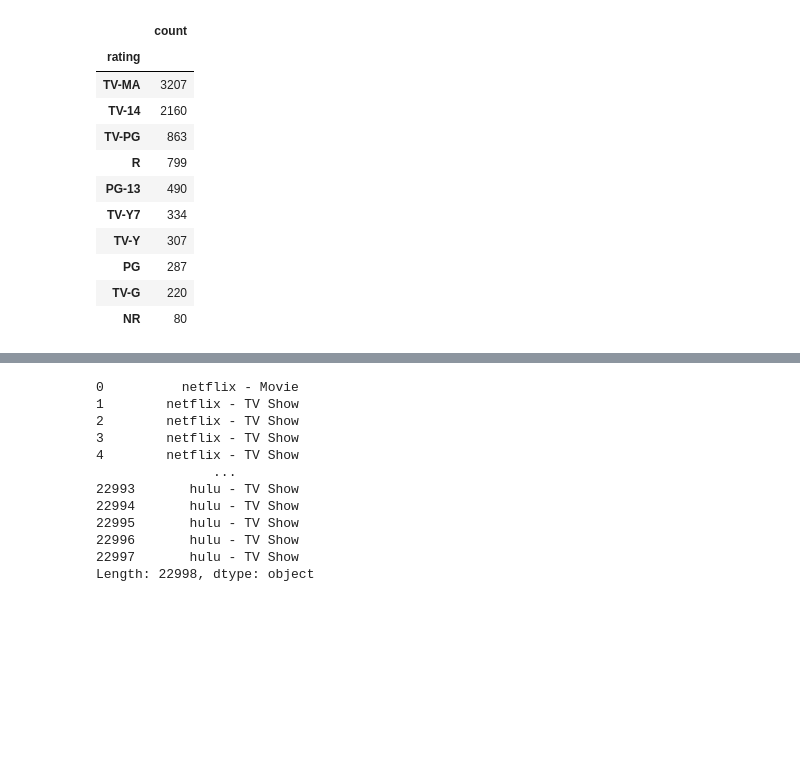
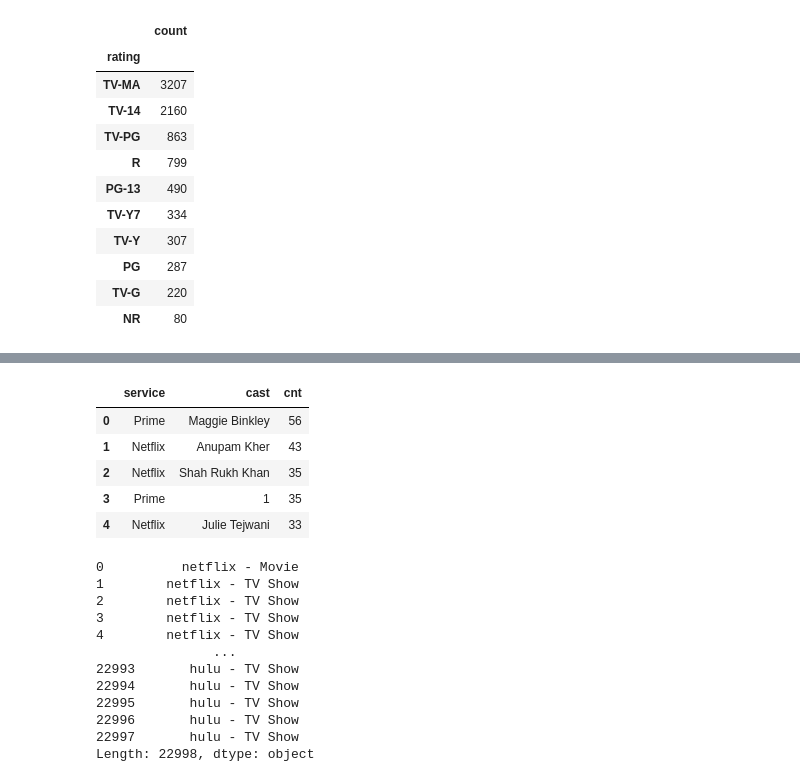
Before and after one commit to LobsterChampagne/datavis-project-2022-data-wizards, a Jupyter notebook: Explore.ipynb, the cells around one changed output, grey strips where cells are left out. Drawn from its saved outputs; the diff is of its cells as text; code cells hidden in the pictures; blank space fills up the shorter version.

```diff
--- a/Explore.ipynb
+++ b/Explore.ipynb
@@ -193,3 +198,20 @@ all_streams.sample(5)
+# %%
+cast = all_streams[["level_0","cast"]]
+cast=cast.rename(columns={"level_0":"service"})
+cast["cast"] = cast["cast"].str.split(",")
+cast = cast.explode("cast")
+cast["cast"] = cast["cast"].str.strip()
+cnt = cast.value_counts().reset_index()
+cnt = cnt.rename(columns={0:"cnt"})
+cnt.to_csv("Data/cast_per_platform.csv")
+cnt.head(5)
+# %% [output]
+|  | service | cast | cnt |
+| 0 | Prime | Maggie Binkley | 56 |
+| 1 | Netflix | Anupam Kher | 43 |
+| 2 | Netflix | Shah Rukh Khan | 35 |
+| 3 | Prime | 1 | 35 |
+| 4 | Netflix | Julie Tejwani | 33 |
 # %%
 df = all_streams["level_0"] + " - " + all_streams["type"]
 print(df)
```
Also changed, not shown: parts of 1 cell of this notebook, 2 other files.
